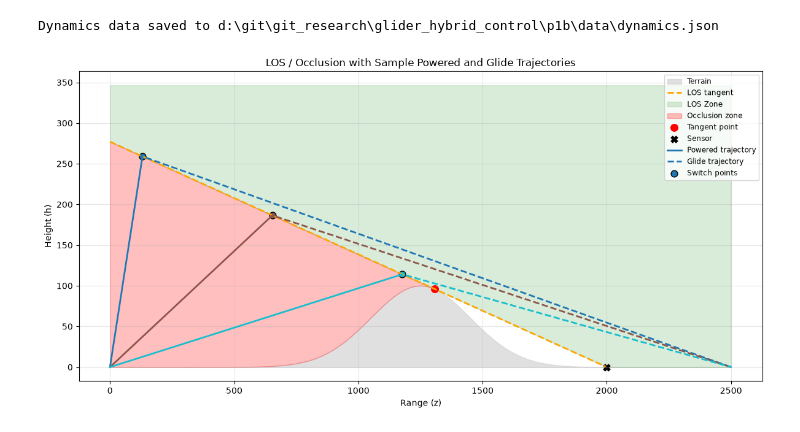
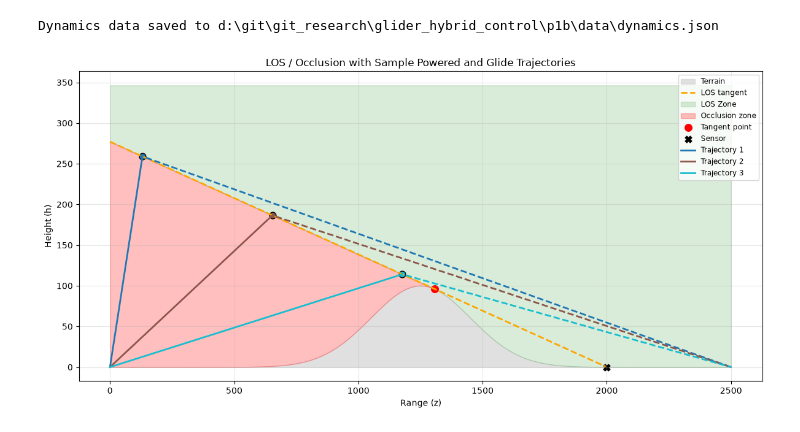
Before and after one commit to jeffersonkim97/glider_hybrid_control, a Jupyter notebook: p1b/p1b_main.ipynb, the cells around one changed output. Saved outputs shown, nothing was run; the diff lists cells and outputs as text; code cells hidden in the pictures.

```diff
--- a/p1b/p1b_main.ipynb
+++ b/p1b/p1b_main.ipynb
@@ -314,20 +329,26 @@ def lambda_rcs(z, h, gamma, z_sensor, h_sensor, params):
     return float(lam_rcs)
 
 
-def lambda_total(z, h, v, gamma, sensor_list, phase, LOS, params):
+def lambda_total_fn(z, h, v, gamma, sensor_list, phase, LOS, params):
     """
     Fused detection rate over all sensors and channels.
     phase: 'powered' or 'glide'
     sensor_list: list of (z_s, h_s) tuples
-    LOS: dict with 'z_tangent' key for occlusion check
+    LOS: dict with 'slope' and 'intercept' defining the LOS line through the
+         sensor tangent to the terrain.
     Returns scalar λ_total (sum over sensors and available channels).
+
+    Occlusion: cells below the LOS line are in the ridge shadow and return 0.
+    Noise floor: in visible regions, λ_total is lower-bounded by LAM_FLOOR
+                 to represent baseline clutter / thermal-noise detection rate.
+                 Floor is applied to the total, not per sensor.
     """
-    lam = 0.0
-
-    # Occlusion check: if z < z_tangent, fully occluded
-    if z < LOS['z_tangent']:
+    # Occlusion check based on the LOS line.
+    h_los_at_z = LOS['slope'] * z + LOS['intercept']
+    if (z < LOS['z_tangent']) and (h < h_los_at_z):
         return 0.0
 
+    lam = 0.0
     for z_s, h_s in sensor_list:
         # Acoustic (powered phase only)
         if phase == 'powered':
@@ -336,6 +357,10 @@ def lambda_total(z, h, v, gamma, sensor_list, phase, LOS, params):
         # Doppler and RCS (both phases)
         lam += lambda_doppler(z, h, v, gamma, z_s, h_s, params)
         lam += lambda_rcs(z, h, gamma, z_s, h_s, params)
+
+    # Noise floor: applied to total λ in visible region only.
+    lam_floor = float(params.get('LAM_FLOOR', 0.0))
+    lam = max(lam, lam_floor)
 
     return float(lam)
 
@@ -380,9 +405,9 @@ for i in range(len(h_grid)):
                                           params['Z_SENSOR'], params['H_SENSOR'], params)
 
         # Total detection rates
-        lambda_total_powered_map[i, j] = lambda_total(z, h, v_powered, gamma_powered,
+        lambda_total_powered_map[i, j] = lambda_total_fn(z, h, v_powered, gamma_powered,
                                                       sensor_list, 'powered', LOS, params)
-        lambda_total_glide_map[i, j] = lambda_total(z, h, v_glide, gamma_glide,
+        lambda_total_glide_map[i, j] = lambda_total_fn(z, h, v_glide, gamma_glide,
                                                     sensor_list, 'glide', LOS, params)
 
         # Occlusion mask for 2D grid
@@ -637,7 +663,7 @@ los_line = LOS['slope'] * z_line + LOS['intercept']
 
 y_top = max(h_plot.max(), np.max(los_line)) * 1.25
 los_line_all = LOS['slope'] * z_plot + LOS['intercept']
-los_zone_boundary = np.maximum(h_plot, los_line_all)
+los_zone_boundary = np.where(z_plot <= LOS['z_tangent'], los_line_all, h_plot)
 
 plt.figure(figsize=(12, 6))
 plt.fill_between(z_plot, 0.0, h_plot, color='lightgrey', alpha=0.7, label='Terrain')
@@ -646,37 +672,35 @@ plt.fill_between(z_plot, los_zone_boundary, y_top, color='green', alpha=0.15, la
 
 occlusion_mask = np.array(terrain_data['occlusion_mask'], dtype=bool)
 occluded_z = z_grid[occlusion_mask]
 occluded_h = h_terrain_vals[occlusion_mask]
 h_los_line_occluded = LOS['slope'] * occluded_z + LOS['intercept']
 if occluded_z.size > 0:
     plt.fill_between(occluded_z, occluded_h, h_los_line_occluded, color='red', alpha=0.25, label='Occlusion zone')
 
 plt.scatter([LOS['z_tangent']], [LOS['h_tangent']], c='red', s=70, marker='o', label='Tangent point')
 plt.scatter([params_plot['Z_SENSOR']], [params_plot['H_SENSOR']], c='black', s=60, marker='X', label='Sensor')
 
 colors = plt.cm.tab10(np.linspace(0, 1, len(dynamics_data['sample_trajectories'])))
 for idx, traj in enumerate(dynamics_data['sample_trajectories']):
     powered = np.array(traj['powered'])
     glide = np.array(traj['glide'])
     z_sw = traj['z_sw']
     h_sw = traj['h_sw']
     color = colors[idx]
 
-    powered_label = 'Powered trajectory' if idx == 0 else '_nolegend_'
-    glide_label = 'Glide trajectory' if idx == 0 else '_nolegend_'
-    switch_label = 'Switch points' if idx == 0 else '_nolegend_'
+    trajectory_label = f'Trajectory {idx + 1}'
 
-    plt.plot(powered[:, 0], powered[:, 1], '-', linewidth=2, color=color, label=powered_label)
+    plt.plot(powered[:, 0], powered[:, 1], '-', linewidth=2, color=color, label=trajectory_label)
     if glide.size > 0:
-        plt.plot(glide[:, 0], glide[:, 1], '--', linewidth=2, color=color, label=glide_label)
-    plt.scatter([z_sw], [h_sw], s=60, c=[color], edgecolors='k', linewidths=1.0, marker='o', label=switch_label)
+        plt.plot(glide[:, 0], glide[:, 1], '--', linewidth=2, color=color, label='_nolegend_')
+    plt.scatter([z_sw], [h_sw], s=60, c=[color], edgecolors='k', linewidths=1.0, marker='o', label='_nolegend_')
 
 plt.xlabel('Range (z)')
 plt.ylabel('Height (h)')
 plt.title('LOS / Occlusion with Sample Powered and Glide Trajectories')
 plt.grid(True, alpha=0.3)
 plt.legend(loc='upper right', fontsize='small')
 plt.tight_layout()
 plt.show()
 # %% [output]
-[figure, old version]
+[figure, new version]
```
Also changed, not shown: parts of 9 cells of this notebook, 6 other files.
